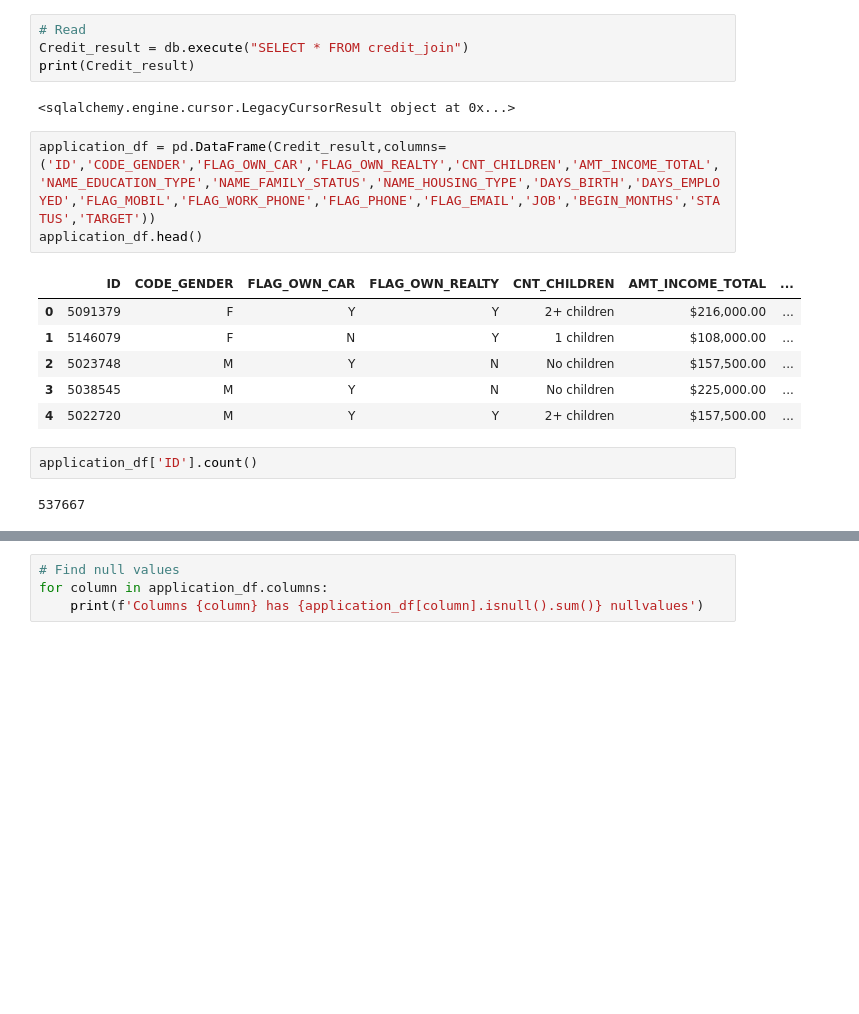
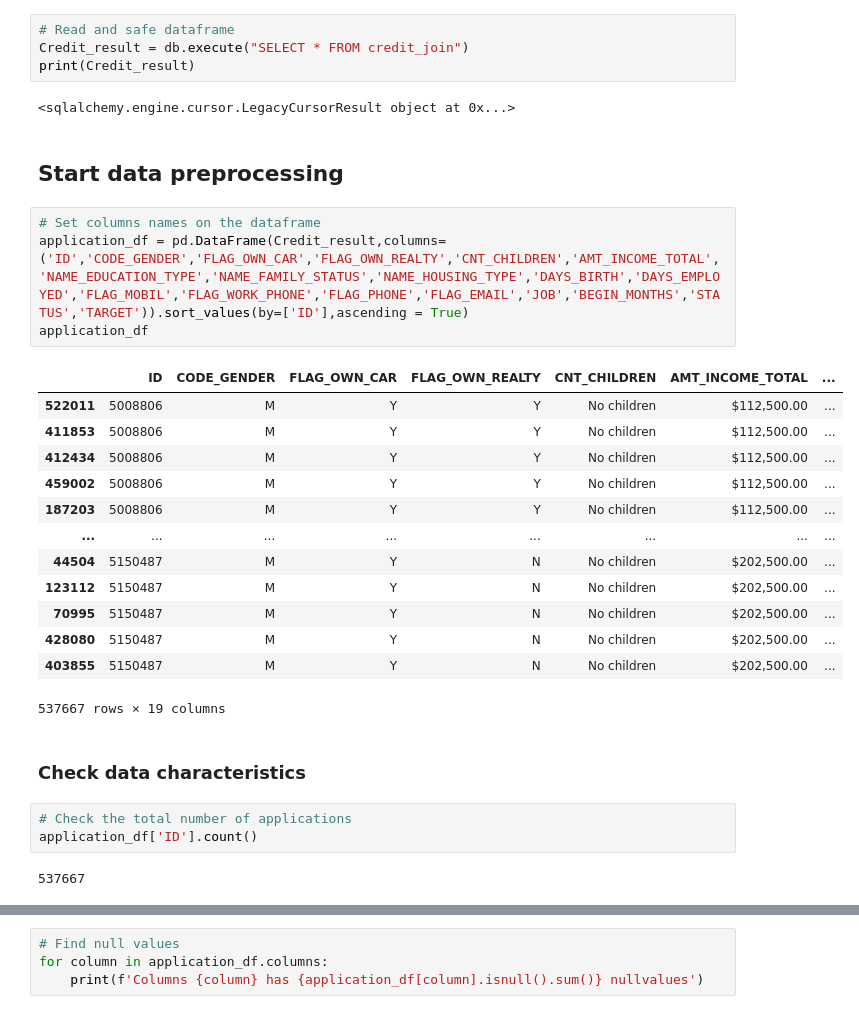
Before and after one commit to pato7mx/Credit-Card-Risk-Analysis-Machine-Learning, a Jupyter notebook: Machine Learning Related/Machine_Learning.ipynb, the cells around one changed output, grey strips where cells are left out. Drawn from its saved outputs; the diff is of its cells as text; blank space fills up the shorter version.

```diff
--- a/Machine Learning Related/Machine_Learning.ipynb
+++ b/Machine Learning Related/Machine_Learning.ipynb
@@ -23,20 +27,33 @@ db = create_engine(db_string)
 # %%
-# Read
+# Read and safe dataframe
 Credit_result = db.execute("SELECT * FROM credit_join")
 print(Credit_result)
 # %% [output]
 <sqlalchemy.engine.cursor.LegacyCursorResult object at 0x...>
+# %% [markdown]
+## Start data preprocessing
 # %%
-application_df = pd.DataFrame(Credit_result,columns=('ID','CODE_GENDER','FLAG_OWN_CAR','FLAG_OWN_REALTY','CNT_CHILDREN','AMT_INCOME_TOTAL','NAME_EDUCATION_TYPE','NAME_FAMILY_STATUS','NAME_HOUSING_TYPE','DAYS_BIRTH','DAYS_EMPLOYED','FLAG_MOBIL','FLAG_WORK_PHONE','FLAG_PHONE','FLAG_EMAIL','JOB','BEGIN_MONTHS','STATUS','TARGET'))
-application_df.head()
+# Set columns names on the dataframe
+application_df = pd.DataFrame(Credit_result,columns=('ID','CODE_GENDER','FLAG_OWN_CAR','FLAG_OWN_REALTY','CNT_CHILDREN','AMT_INCOME_TOTAL','NAME_EDUCATION_TYPE','NAME_FAMILY_STATUS','NAME_HOUSING_TYPE','DAYS_BIRTH','DAYS_EMPLOYED','FLAG_MOBIL','FLAG_WORK_PHONE','FLAG_PHONE','FLAG_EMAIL','JOB','BEGIN_MONTHS','STATUS','TARGET')).sort_values(by=['ID'],ascending = True)
+application_df
 # %% [output]
 |  | ID | CODE_GENDER | FLAG_OWN_CAR | FLAG_OWN_REALTY | CNT_CHILDREN | AMT_INCOME_TOTAL | ... |
-| 0 | 5091379 | F | Y | Y | 2+ children | $216,000.00 | ... |
-| 1 | 5146079 | F | N | Y | 1 children | $108,000.00 | ... |
-| 2 | 5023748 | M | Y | N | No children | $157,500.00 | ... |
-| 3 | 5038545 | M | Y | N | No children | $225,000.00 | ... |
-| 4 | 5022720 | M | Y | Y | 2+ children | $157,500.00 | ... |
+| 522011 | 5008806 | M | Y | Y | No children | $112,500.00 | ... |
+| 411853 | 5008806 | M | Y | Y | No children | $112,500.00 | ... |
+| 412434 | 5008806 | M | Y | Y | No children | $112,500.00 | ... |
+| 459002 | 5008806 | M | Y | Y | No children | $112,500.00 | ... |
+| 187203 | 5008806 | M | Y | Y | No children | $112,500.00 | ... |
+| ... | ... | ... | ... | ... | ... | ... | ... |
+| 44504 | 5150487 | M | Y | N | No children | $202,500.00 | ... |
+| 123112 | 5150487 | M | Y | N | No children | $202,500.00 | ... |
+| 70995 | 5150487 | M | Y | N | No children | $202,500.00 | ... |
+| 428080 | 5150487 | M | Y | N | No children | $202,500.00 | ... |
+| 403855 | 5150487 | M | Y | N | No children | $202,500.00 | ... |
+537667 rows × 19 columns
+# %% [markdown]
+### Check data characteristics
 # %%
+# Check the total number of applications
 application_df['ID'].count()
 # %% [output]
 537667
```
Also changed, not shown: parts of 24 cells of this notebook, 4 other files.
